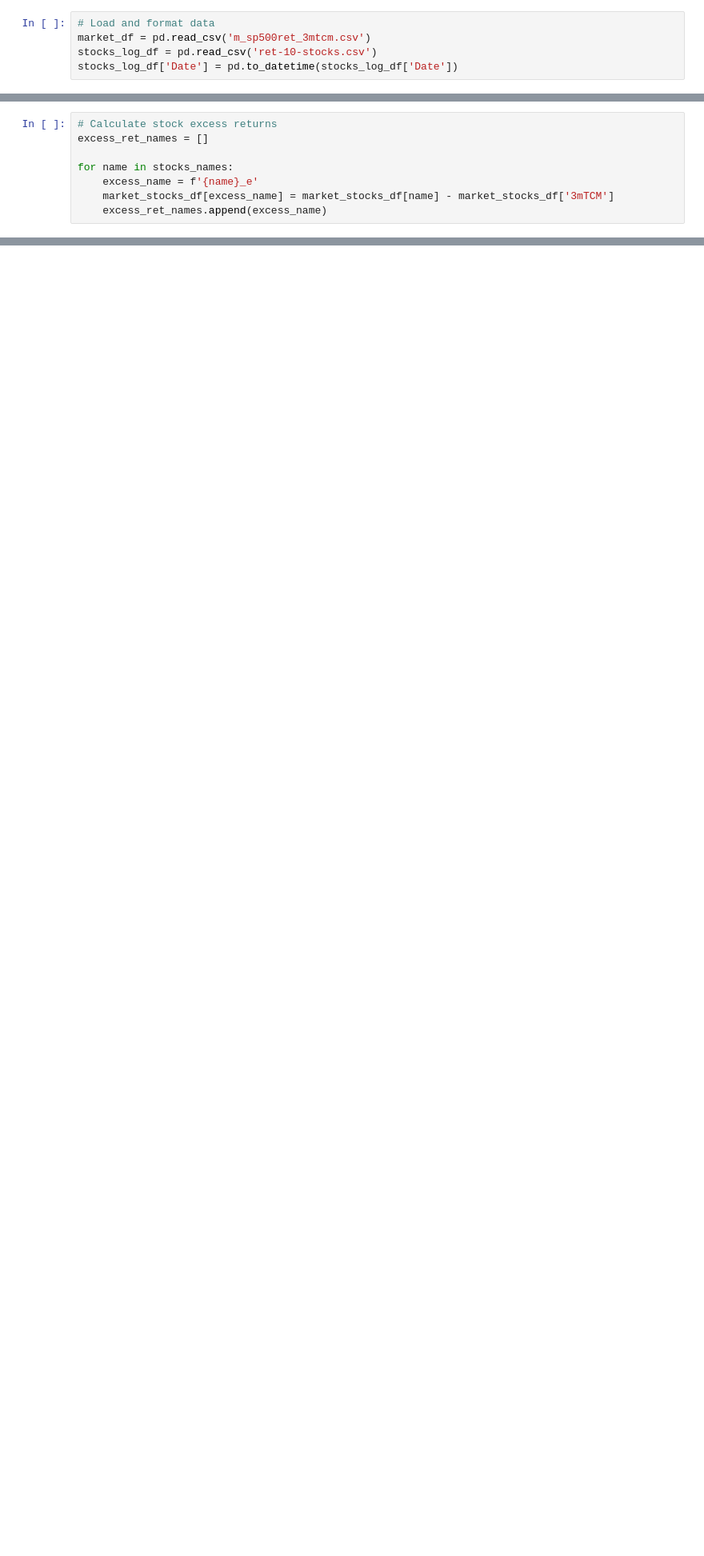
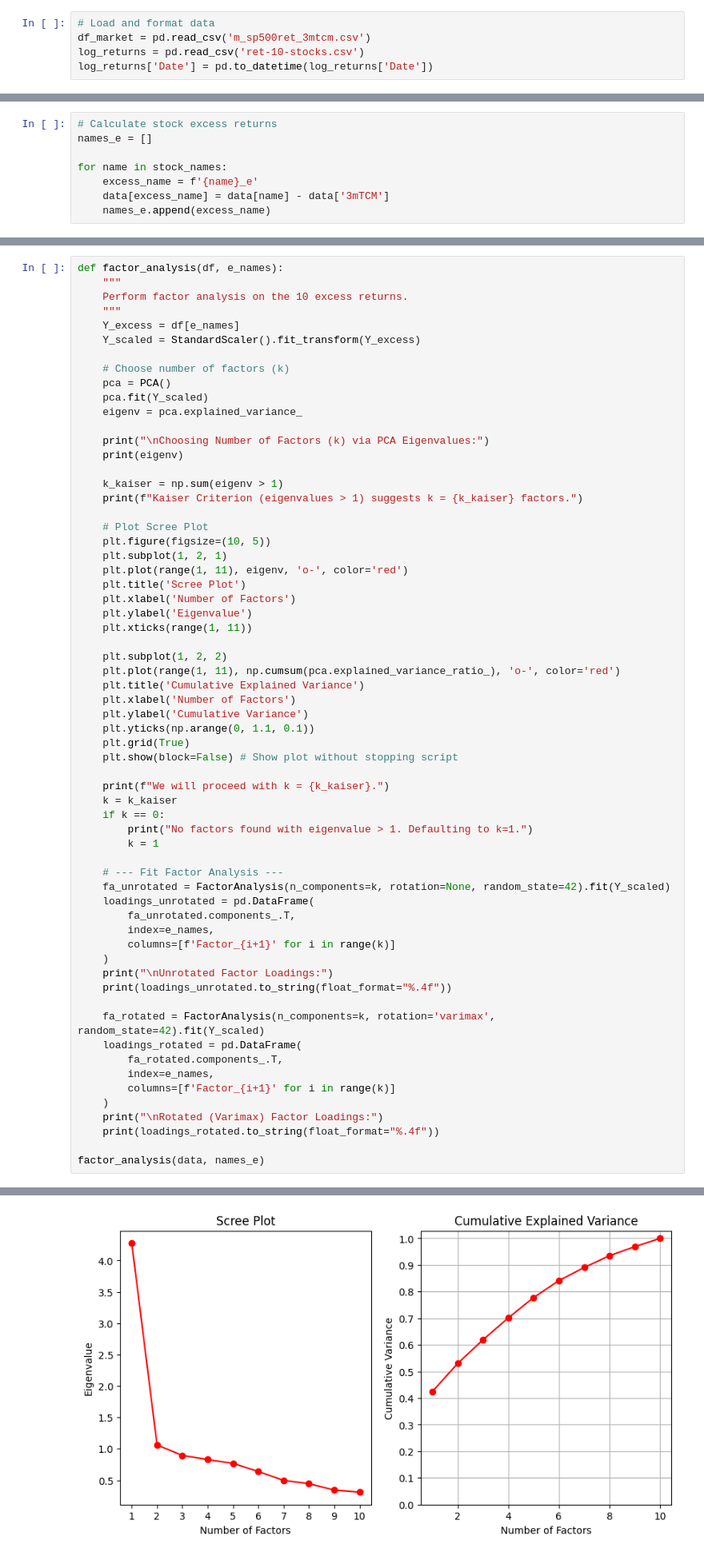
Before and after one commit to jujopo/ams-516, a Jupyter notebook: homework3.ipynb, the cells around one changed output, grey strips where cells are left out. Shown: that part at 80% size. Saved outputs shown, nothing was run; the diff lists cells and outputs as text; blank space fills up the shorter version.

```diff
--- a/homework3.ipynb
+++ b/homework3.ipynb
@@ -12,7 +12,7 @@ import pandas as pd
 import numpy as np
 # %%
 # Load and format data
-market_df = pd.read_csv('m_sp500ret_3mtcm.csv')
-stocks_log_df = pd.read_csv('ret-10-stocks.csv')
-stocks_log_df['Date'] = pd.to_datetime(stocks_log_df['Date'])
+df_market = pd.read_csv('m_sp500ret_3mtcm.csv')
+log_returns = pd.read_csv('ret-10-stocks.csv')
+log_returns['Date'] = pd.to_datetime(log_returns['Date'])
 # %%
@@ -46,8 +48,8 @@ market_stocks_df.head(3)
 # %%
 # Calculate stock excess returns
-excess_ret_names = []
+names_e = []
 
-for name in stocks_names:
+for name in stock_names:
     excess_name = f'{name}_e'
-    market_stocks_df[excess_name] = market_stocks_df[name] - market_stocks_df['3mTCM']
-    excess_ret_names.append(excess_name)
+    data[excess_name] = data[name] - data['3mTCM']
+    names_e.append(excess_name)
@@ -388,0 +299,64 @@ ORCL_e   -0.3501    0.3543
+# %%
+def factor_analysis(df, e_names):
+    """
+    Perform factor analysis on the 10 excess returns.
+    """
+    Y_excess = df[e_names]
+    Y_scaled = StandardScaler().fit_transform(Y_excess)
+
+    # Choose number of factors (k)
+    pca = PCA()
+    pca.fit(Y_scaled)
+    eigenv = pca.explained_variance_
+
+    print("\nChoosing Number of Factors (k) via PCA Eigenvalues:")
+    print(eigenv)
+
+    k_kaiser = np.sum(eigenv > 1)
+    print(f"Kaiser Criterion (eigenvalues > 1) suggests k = {k_kaiser} factors.")
+
+    # Plot Scree Plot
+    plt.figure(figsize=(10, 5))
+    plt.subplot(1, 2, 1)
+    plt.plot(range(1, 11), eigenv, 'o-', color='red')
+    plt.title('Scree Plot')
+    plt.xlabel('Number of Factors')
+    plt.ylabel('Eigenvalue')
+    plt.xticks(range(1, 11))
+
+    plt.subplot(1, 2, 2)
+    plt.plot(range(1, 11), np.cumsum(pca.explained_variance_ratio_), 'o-', color='red')
+    plt.title('Cumulative Explained Variance')
+    plt.xlabel('Number of Factors')
+    plt.ylabel('Cumulative Variance')
+    plt.yticks(np.arange(0, 1.1, 0.1))
+    plt.grid(True)
+    plt.show(block=False) # Show plot without stopping script
+
+    print(f"We will proceed with k = {k_kaiser}.")
+    k = k_kaiser
+    if k == 0:
+        print("No factors found with eigenvalue > 1. Defaulting to k=1.")
+        k = 1
+
+    # --- Fit Factor Analysis ---
+    fa_unrotated = FactorAnalysis(n_components=k, rotation=None, random_state=42).fit(Y_scaled)
+    loadings_unrotated = pd.DataFrame(
+        fa_unrotated.components_.T,
+        index=e_names,
+        columns=[f'Factor_{i+1}' for i in range(k)]
+    )
+    print("\nUnrotated Factor Loadings:")
+    print(loadings_unrotated.to_string(float_format="%.4f"))
+
+    fa_rotated = FactorAnalysis(n_components=k, rotation='varimax', random_state=42).fit(Y_scaled)
+    loadings_rotated = pd.DataFrame(
+        fa_rotated.components_.T,
+        index=e_names,
+        columns=[f'Factor_{i+1}' for i in range(k)]
+    )
+    print("\nRotated (Varimax) Factor Loadings:")
+    print(loadings_rotated.to_string(float_format="%.4f"))
+
+factor_analysis(data, names_e)
+# %% [output]
@@ -388,0 +367 @@ ORCL_e   -0.3501    0.3543
+[figure, added]
```
Also changed, not shown: parts of 24 cells of this notebook.
